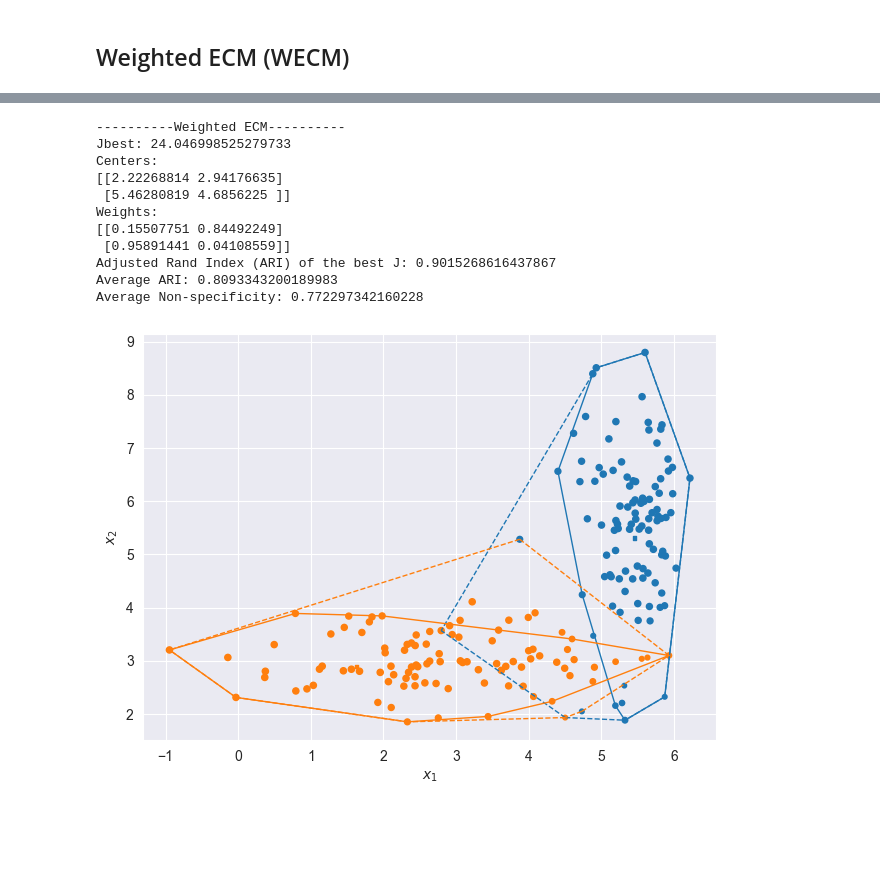
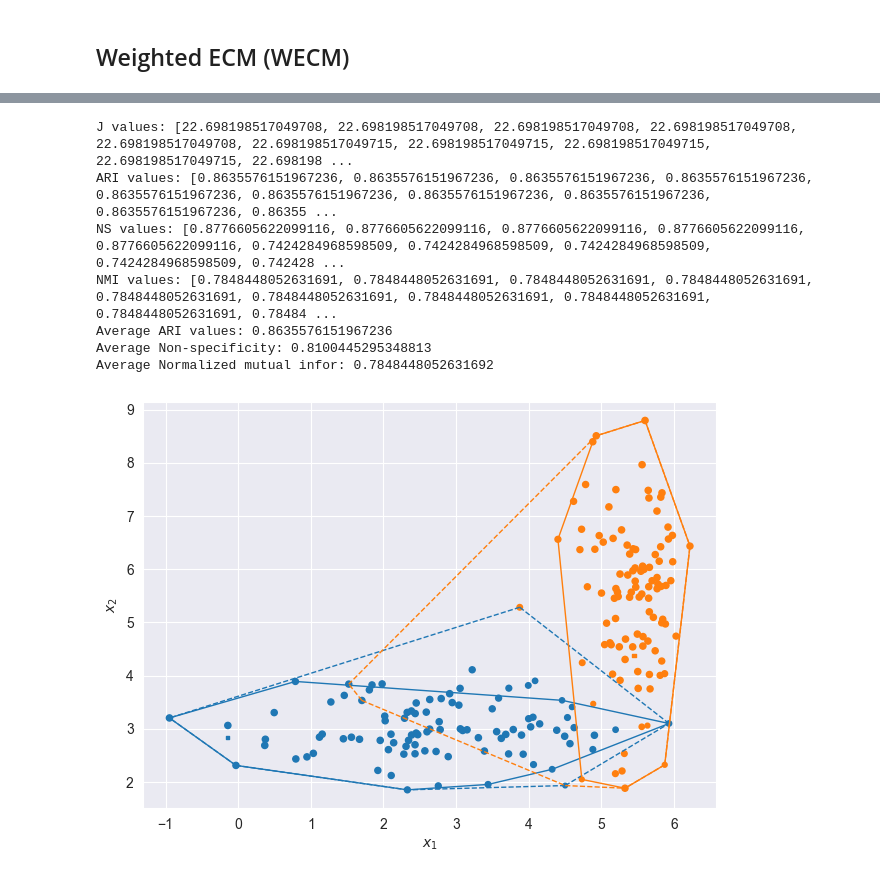
Before and after one commit to tridogithub/evclust, a Jupyter notebook: docs/internship/wecm_toys_2C2D.ipynb, the cells around one changed output, grey strips where cells are left out. Saved outputs shown, nothing was run; the diff lists cells and outputs as text; code cells hidden in the pictures; blank space fills up the shorter version.

```diff
--- a/docs/internship/wecm_toys_2C2D.ipynb
+++ b/docs/internship/wecm_toys_2C2D.ipynb
@@ -87,0 +47,20 @@ Average Normalized Non-specificity value: 0.8122151945290588
+# %%
+%%capture
+# Traditional ECM clustering
+delta = np.sqrt(20)
+model_list = np.array([])
+for i in range(10):
+    model = ecm(x=X, c=2, beta=2, alpha=1, delta=delta, init="kmeans")
+    model_list = np.append(model_list, model)
+
+model_list = sorted(model_list, key=lambda x : x['crit'])
+# ARIs
+true_labels = numeric_labels
+predicted_labels_list = list(map(lambda model: np.argmax(model['betp'], axis=1), model_list))
+ari_list = [adjusted_rand_score(true_labels, predicted_labels) for predicted_labels in predicted_labels_list]
+
+# Non-specificity values of top 10
+top_NS = [calculate_non_specificity(model, verbose=False) for model in model_list]
+
+# Normalize mutual infor scores
+NMIs = [normalized_mutual_info_score(true_labels, predicted_labels) for predicted_labels in predicted_labels_list]
@@ -140,26 +138,21 @@ Non-specificities: [0.8010784171312089, 0.7174730174848077, 0.6908444141231644,
 # %%
-best_model = model_list[0]
-print("----------Weighted ECM----------")
-print(f"Jbest: {best_model['crit']}")
-print(f"Centers: \n{best_model['g']}")
-print(f"Weights: \n{best_model['W']}")
-print(f"Adjusted Rand Index (ARI) of the best J: {top_aris[0]}")
-print(f"Average ARI: {np.mean(top_aris)}")
+print(f"J values: {[x['crit'] for x in model_list]}")
+print(f"ARI values: {ari_list}")
+print(f"NS values: {top_NS}")
+print(f"NMI values: {NMIs}")
+print(f"Average ARI values: {np.mean(ari_list)}")
 print(f"Average Non-specificity: {np.mean(top_NS)}")
+print(f"Average Normalized mutual infor: {np.mean(NMIs)}")
 
 # Plotting
-ev_plot(model, X=X, cex=20)
-ev_pcaplot(data=X, x=model, normalize=False, cex=20)
+ev_plot(model_list[0], X=X, cex=20)
+ev_pcaplot(data=X, x=model_list[0], normalize=False, cex=20)
 # %% [output]
-----------Weighted ECM----------
-Jbest: 24.046998525279733
-Centers:
-[[2.22268814 2.94176635]
- [5.46280819 4.6856225 ]]
-Weights:
-[[0.15507751 0.84492249]
- [0.95891441 0.04108559]]
-Adjusted Rand Index (ARI) of the best J: 0.9015268616437867
-Average ARI: 0.8093343200189983
-Average Non-specificity: 0.772297342160228
+J values: [22.698198517049708, 22.698198517049708, 22.698198517049708, 22.698198517049708, 22.698198517049708, 22.698198517049715, 22.698198517049715, 22.698198517049715, 22.698198517049715, 22.698198 ...
+ARI values: [0.8635576151967236, 0.8635576151967236, 0.8635576151967236, 0.8635576151967236, 0.8635576151967236, 0.8635576151967236, 0.8635576151967236, 0.8635576151967236, 0.8635576151967236, 0.86355 ...
+NS values: [0.8776605622099116, 0.8776605622099116, 0.8776605622099116, 0.8776605622099116, 0.8776605622099116, 0.7424284968598509, 0.7424284968598509, 0.7424284968598509, 0.7424284968598509, 0.742428 ...
+NMI values: [0.7848448052631691, 0.7848448052631691, 0.7848448052631691, 0.7848448052631691, 0.7848448052631691, 0.7848448052631691, 0.7848448052631691, 0.7848448052631691, 0.7848448052631691, 0.78484 ...
+Average ARI values: 0.8635576151967236
+Average Non-specificity: 0.8100445295348813
+Average Normalized mutual infor: 0.7848448052631692
-[figure, old version]
+[figure, new version]
```
Also changed, not shown: parts of 10 cells of this notebook, 5 other files.
